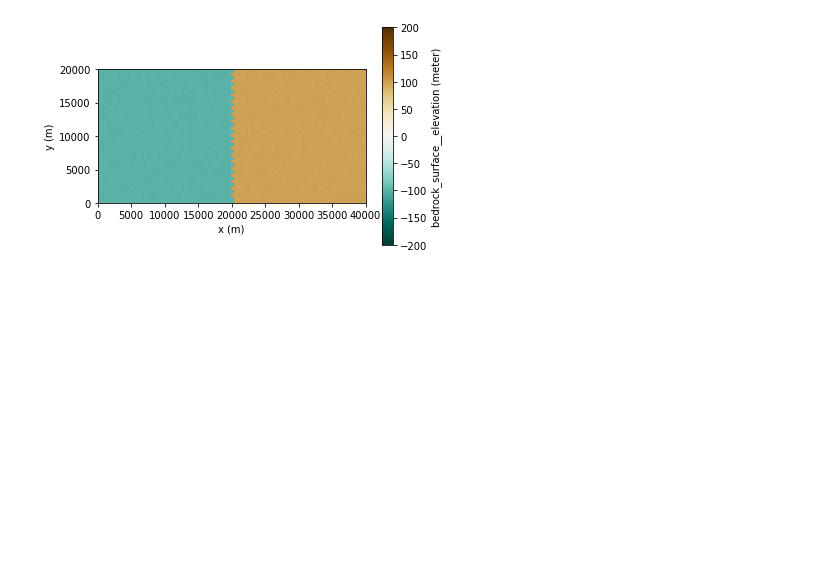
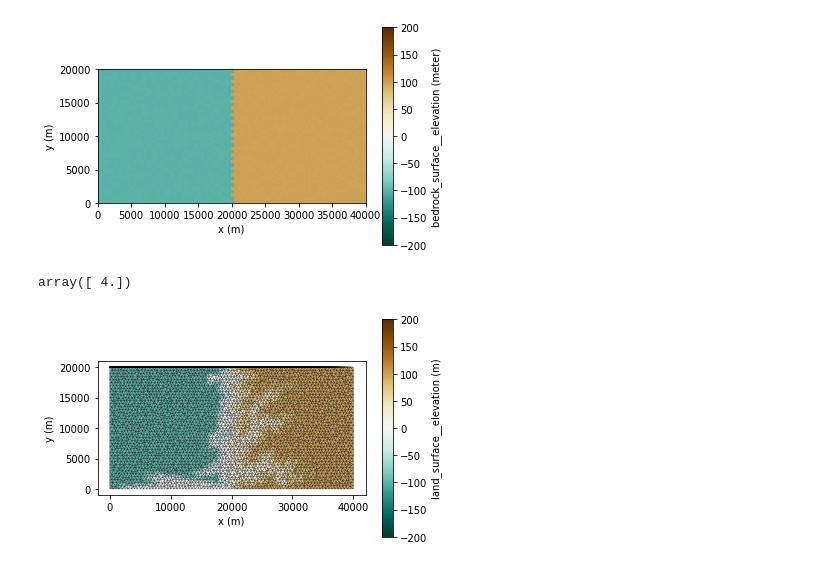
Before and after one commit to pymt-lab/demos, a Jupyter notebook: notebooks/sedflux3d_and_child.ipynb, the cells around one changed output. Cells and saved outputs as stored; diff of their text form; code cells hidden in the pictures; blank space fills up the shorter version.

```diff
--- a/notebooks/sedflux3d_and_child.ipynb
+++ b/notebooks/sedflux3d_and_child.ipynb
@@ -37,12 +33,14 @@ z = child.get_value('land_surface__elevation')
 # %%
-x_shore = 20000.
-z[np.where(x > x_shore)] += 100.
-z[np.where(x <= x_shore)] -= 100.
+x_shore = 20000.0
+z[np.where(x > x_shore)] += 100.0
+z[np.where(x <= x_shore)] -= 100.0
 
-child.set_value('land_surface__elevation', z)
+child.set_value("land_surface__elevation", z)
 # %% [output]
 array([-100.        , -100.        , -100.        , ...,   99.99964955,
          99.56988064,  100.34489894])
 # %%
-sedflux.set_value('bedrock_surface__elevation', mapfrom=('land_surface__elevation', child))
+sedflux.set_value(
+    "bedrock_surface__elevation", mapfrom=("land_surface__elevation", child)
+)
 # %%
@@ -54,16 +54,31 @@ sedflux.quick_plot('bedrock_surface__elevation', vmin=-200, vmax=200, cmap='BrBG
 # %% [output]
 [figure]
+# %%
+sedflux.set_value("channel_exit_water_flow__speed", 1.2)
+sedflux.set_value("channel_exit_x-section__mean_of_width", 400.)
+sedflux.set_value("channel_exit_x-section__mean_of_depth", 4.)
+# %% [output]
+array([ 4.])
 # %%
 now = child.get_current_time()
-times = np.arange(now, now + 100, 1.)
+times = np.arange(now, now + 1000, 1.0)
+sedflux.update()
+child.update()
 for t in times:
-    child.update_until(t, units='years')
+    child.update_until(t, units="years")
 
-    sedflux.set_value('channel_water_sediment~bedload__mass_flow_rate',
-                      mapfrom=child)
-    sedflux.update_until(t, units='years')
+    sedflux.set_value("channel_water_sediment~bedload__mass_flow_rate", mapfrom=child)
+    sedflux.update_until(t, units="years")
 
-    z = child.get_value('land_surface__elevation')
-    child.set_value('land_surface__elevation',
-                    mapfrom=('land-or-seabed_sediment_surface__elevation', sedflux),
-                    nomap=np.where(z>0.))
+    z = child.get_value("land_surface__elevation")
+    child.set_value(
+        "land_surface__elevation",
+        mapfrom=("land-or-seabed_sediment_surface__elevation", sedflux),
+        nomap=np.where(z > 0.0),
+    )
+# %%
+child.quick_plot(
+    "land_surface__elevation", edgecolors="k", vmin=-200, vmax=200, cmap="BrBG_r"
+)
+# %% [output]
+[figure, added]
```
Also changed, not shown: parts of 5 cells of this notebook.
